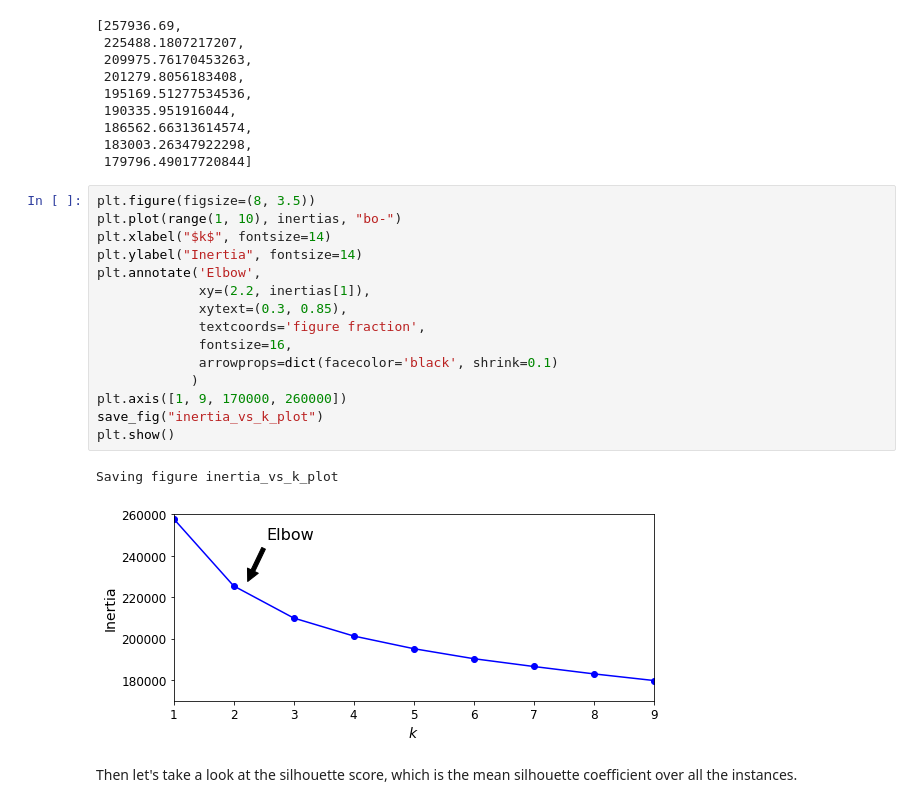
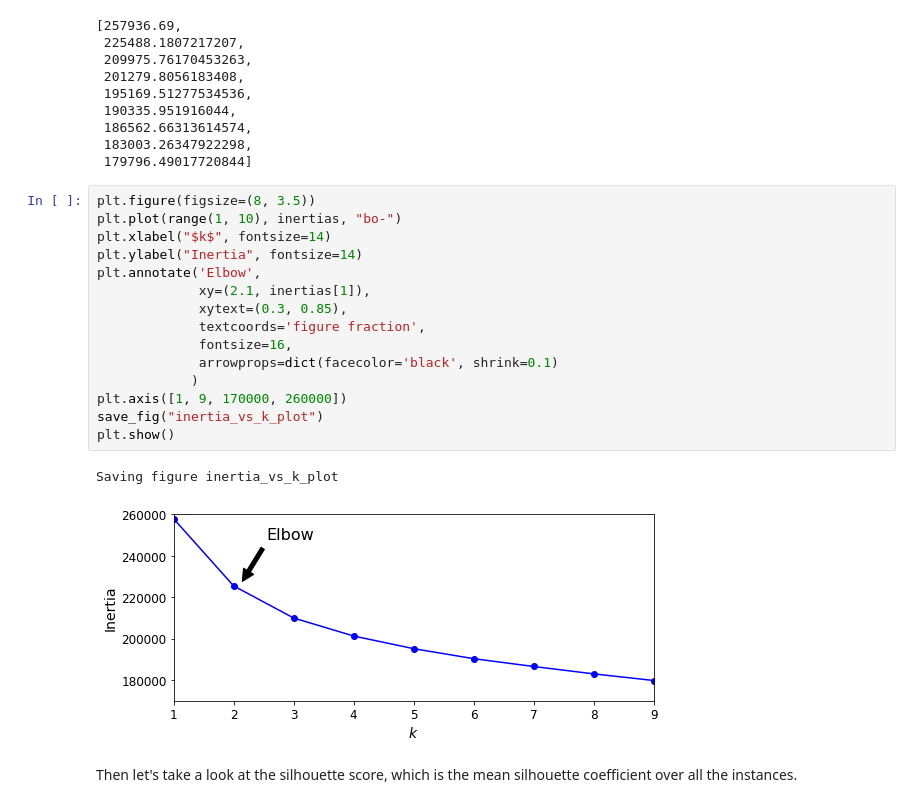
Before and after one commit to fsclsnow/AML, a Jupyter notebook: AML_Project6_KMean_Clustering.ipynb, the cells around one changed output. Cells and saved outputs as stored; diff of their text form.

```diff
--- a/AML_Project6_KMean_Clustering.ipynb
+++ b/AML_Project6_KMean_Clustering.ipynb
@@ -130,21 +134,21 @@ inertias
 # %%
 plt.figure(figsize=(8, 3.5))
 plt.plot(range(1, 10), inertias, "bo-")
 plt.xlabel("$k$", fontsize=14)
 plt.ylabel("Inertia", fontsize=14)
 plt.annotate('Elbow',
-             xy=(2.2, inertias[1]),
+             xy=(2.1, inertias[1]),
              xytext=(0.3, 0.85),
              textcoords='figure fraction',
              fontsize=16,
              arrowprops=dict(facecolor='black', shrink=0.1)
             )
 plt.axis([1, 9, 170000, 260000])
 save_fig("inertia_vs_k_plot")
 plt.show()
 # %% [output]
 Saving figure inertia_vs_k_plot
-[figure, old version]
+[figure, new version]
 # %% [markdown]
 Then let's take a look at the silhouette score, which is the mean silhouette coefficient over all the instances.
 # %%
```
Also changed, not shown: parts of 29 cells of this notebook.
